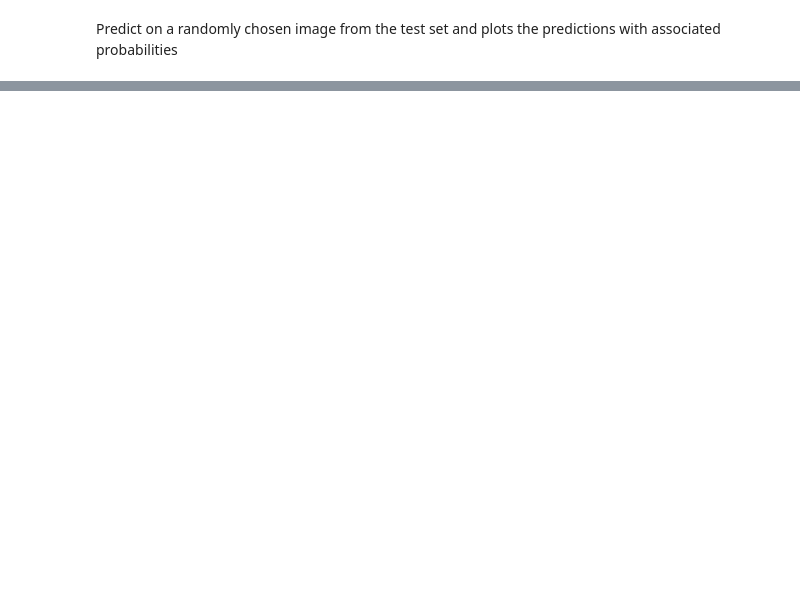
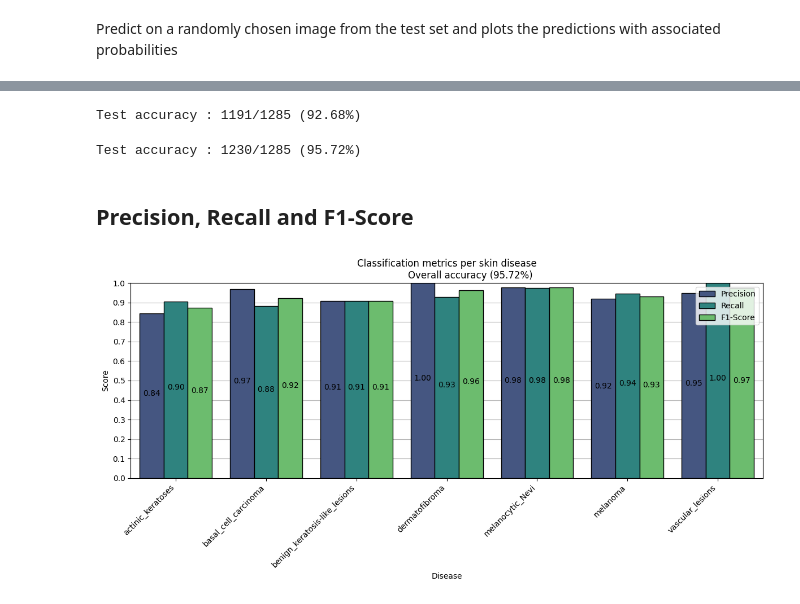
Before and after one commit to irrif/Computer_vision_skin_cancer_classification, a Jupyter notebook: skin_cancer.ipynb, the cells around one changed output, grey strips where cells are left out. Saved outputs shown, nothing was run; the diff lists cells and outputs as text; code cells hidden in the pictures; blank space fills up the shorter version.

```diff
--- a/skin_cancer.ipynb
+++ b/skin_cancer.ipynb
@@ -349,0 +271,4 @@ plt.show()
+# %%
+model_2 = ResNet18().to(device)
+model_2.load_state_dict(torch.load("Models/ResNet18_mirroring_contrast10.pth", weights_only=True))
+model_2.eval()
@@ -349,0 +293,27 @@ plt.show()
+# %%
+metrics_2 = test_model(
+    models=model_2,
+    device=device,
+    test_loader=test_dataloader,
+    verbose=True
+)
+# %% [output]
+Test accuracy : 1191/1285 (92.68%)
+# %%
+metrics_combine = test_model(
+    models = [model, model_2],
+    device=device,
+    test_loader=test_dataloader,
+    verbose=True
+)
+# %% [output]
+Test accuracy : 1230/1285 (95.72%)
+# %% [markdown]
+## Precision, Recall and F1-Score
+# %%
+plot_per_class_metrics(
+    metrics=metrics_combine,
+    label_mapping=label_mapping
+)
+# %% [output]
+[figure, added]
```
Also changed, not shown: parts of 29 cells of this notebook.
